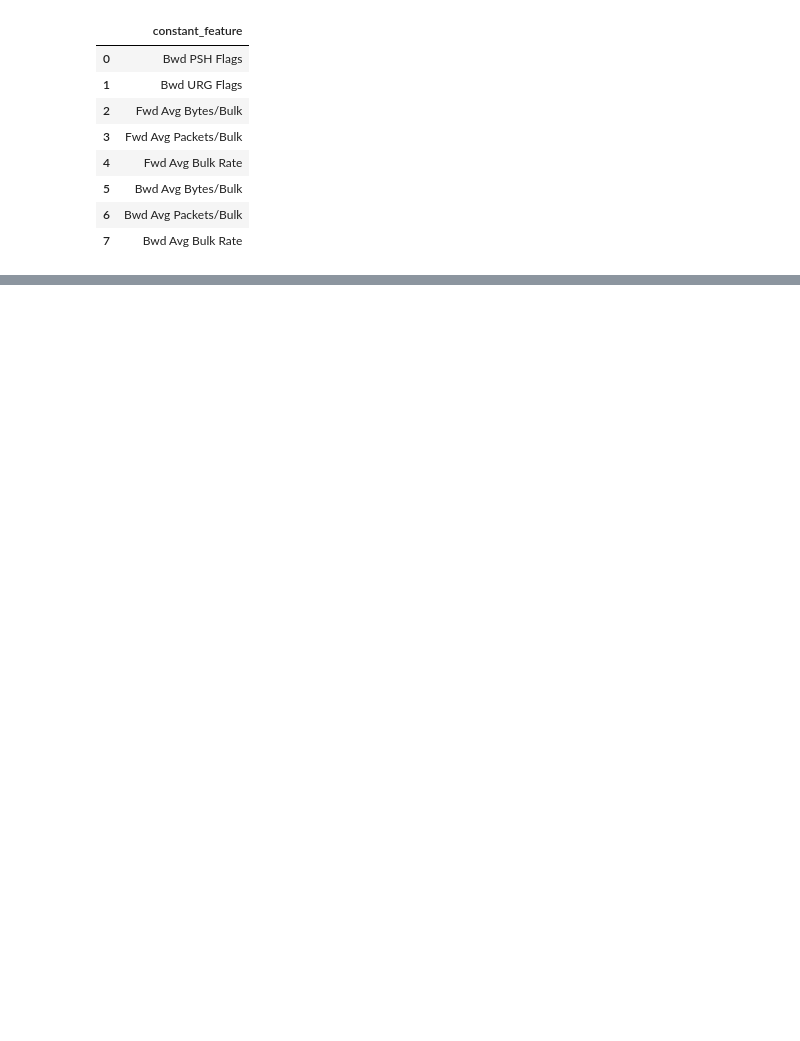
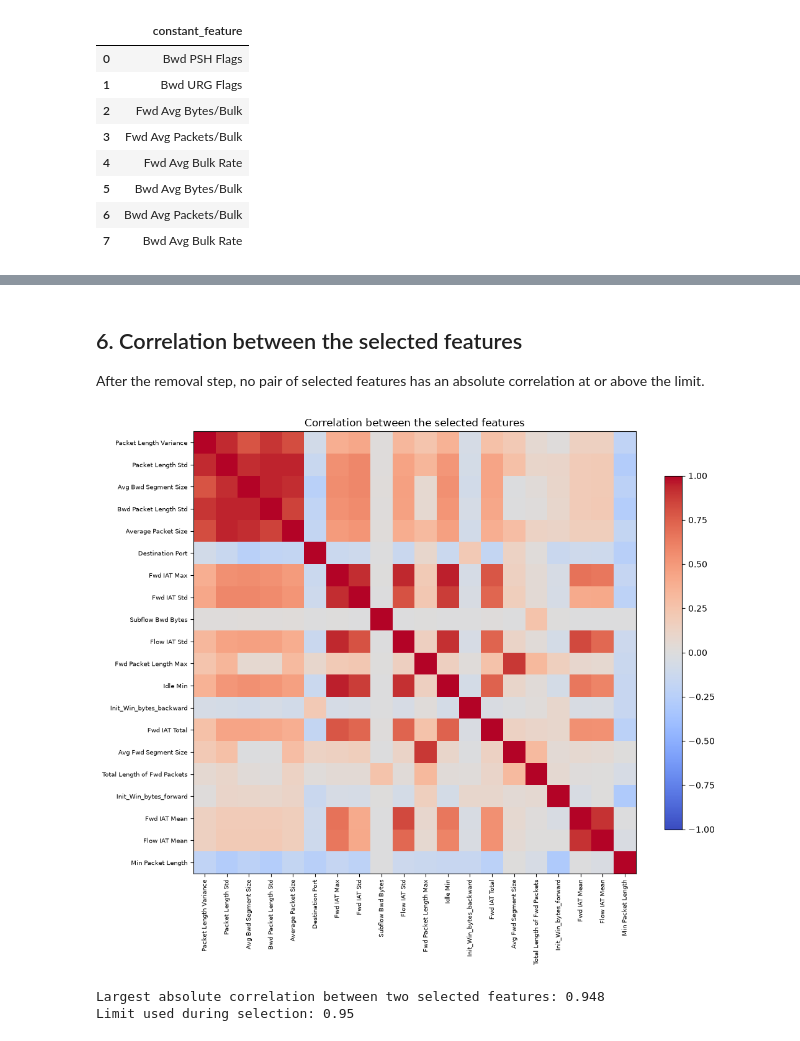
Before and after one commit to mdrfi/CICIDS2017-ML-IDS, a Jupyter notebook: notebooks/02_feature_selection.ipynb, the cells around one changed output, grey strips where cells are left out. Cells and saved outputs as stored; diff of their text form; code cells hidden in the pictures; blank space fills up the shorter version.

```diff
--- a/notebooks/02_feature_selection.ipynb
+++ b/notebooks/02_feature_selection.ipynb
@@ -92,0 +185,23 @@ The selected features are saved in `selected_features.json`. The next stage shou
+# %% [markdown]
+## 6. Correlation between the selected features
+
+After the removal step, no pair of selected features has an absolute
+correlation at or above the limit.
+# %%
+matrix = correlation.loc[selected, selected]
+figure, axis = plt.subplots(figsize=(11, 9))
+image = axis.imshow(matrix, cmap="coolwarm", vmin=-1, vmax=1)
+axis.set_xticks(range(len(selected)), selected, rotation=90, fontsize=7)
+axis.set_yticks(range(len(selected)), selected, fontsize=7)
+axis.set_title("Correlation between the selected features")
+figure.colorbar(image, ax=axis, shrink=0.8)
+plt.tight_layout()
+plt.show()
+
+largest = matrix.where(~np.eye(len(matrix), dtype=bool)).abs().max().max()
+print(f"Largest absolute correlation between two selected features: {largest:.3f}")
+print(f"Limit used during selection: {report['correlation_limit']}")
+# %% [output]
+[figure, added]
+Largest absolute correlation between two selected features: 0.948
+Limit used during selection: 0.95
```
Also changed, not shown: parts of 20 cells of this notebook, 7 other files.
